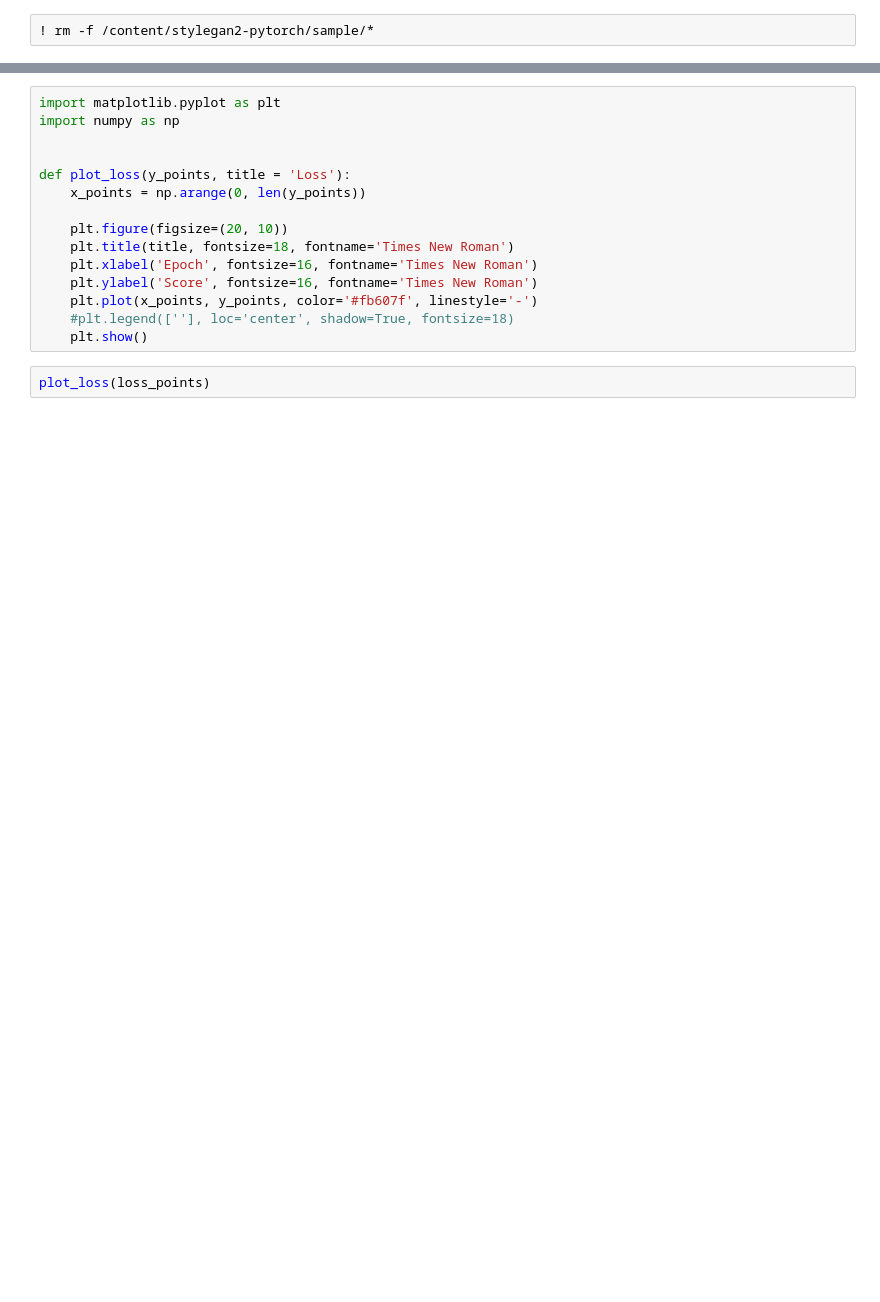
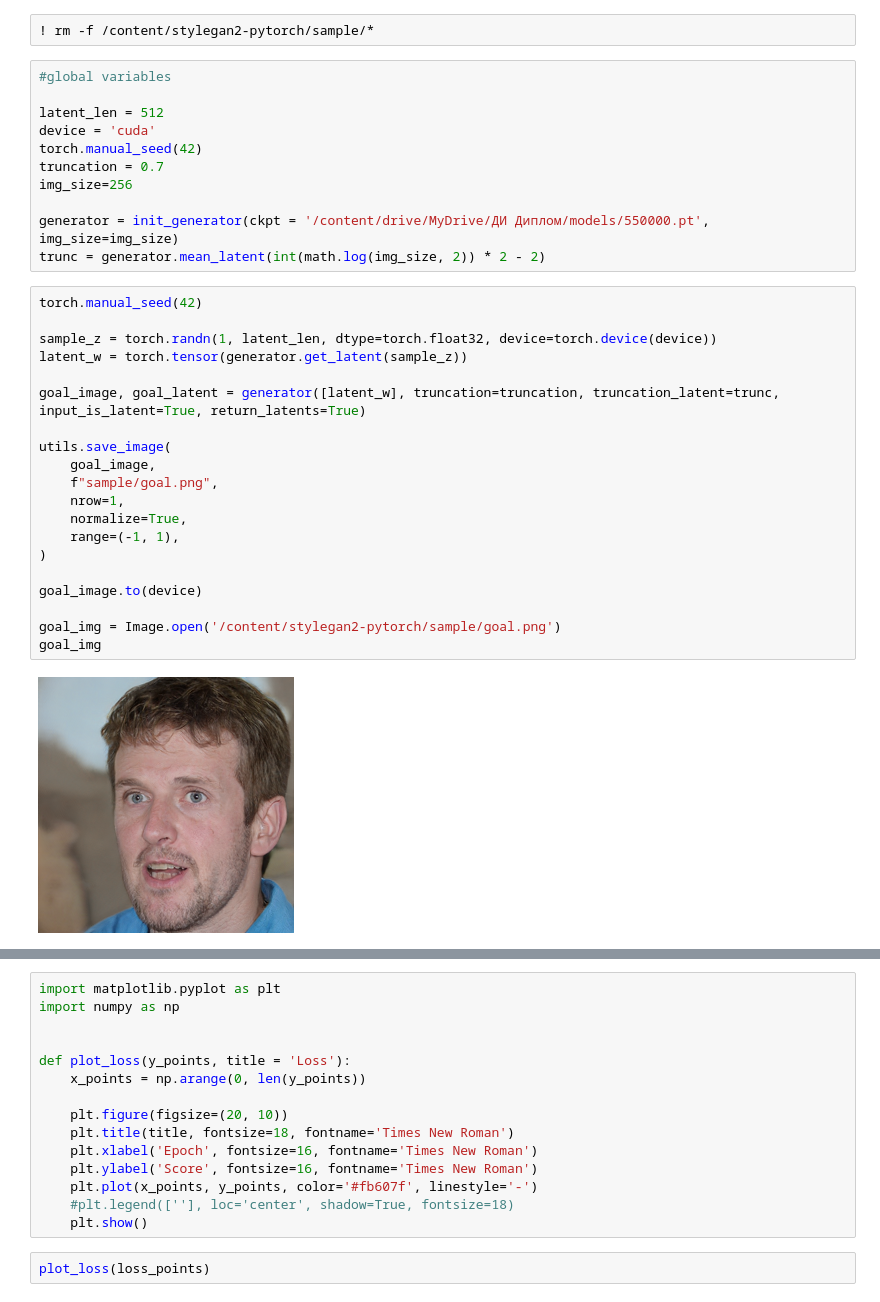
Before and after one commit to Kat-ies/Diploma, a Jupyter notebook: Diploma.ipynb, the cells around one changed output, grey strips where cells are left out. Saved outputs shown, nothing was run; the diff lists cells and outputs as text; blank space fills up the shorter version.

```diff
--- a/Diploma.ipynb
+++ b/Diploma.ipynb
@@ -84,2 +57,35 @@ def init_generator(img_size=1024, latent_len=512, n_mlp=8, chanel_miltiplier=2,
 # %%
 ! rm -f /content/stylegan2-pytorch/sample/*
+# %%
+#global variables
+
+latent_len = 512
+device = 'cuda'
+torch.manual_seed(42)
+truncation = 0.7
+img_size=256
+
+generator = init_generator(ckpt = '/content/drive/MyDrive/ДИ Диплом/models/550000.pt', img_size=img_size)
+trunc = generator.mean_latent(int(math.log(img_size, 2)) * 2 - 2)
+# %%
+torch.manual_seed(42)
+
+sample_z = torch.randn(1, latent_len, dtype=torch.float32, device=torch.device(device))
+latent_w = torch.tensor(generator.get_latent(sample_z))
+
+goal_image, goal_latent = generator([latent_w], truncation=truncation, truncation_latent=trunc, input_is_latent=True, return_latents=True)
+
+utils.save_image(
+    goal_image,
+    f"sample/goal.png",
+    nrow=1,
+    normalize=True,
+    range=(-1, 1),
+)
+
+goal_image.to(device)
+
+goal_img = Image.open('/content/stylegan2-pytorch/sample/goal.png')
+goal_img
+# %% [output]
+[figure, added]
```
Also changed, not shown: parts of 26 cells of this notebook.
